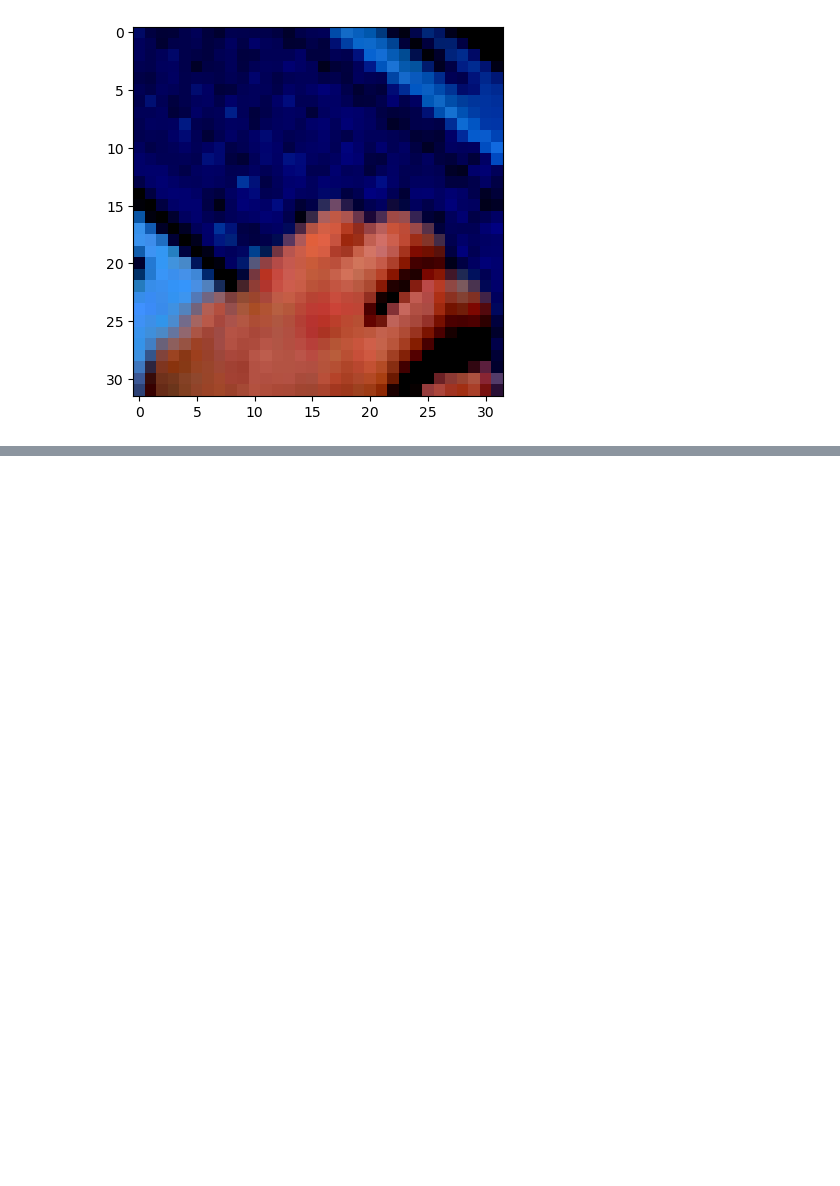
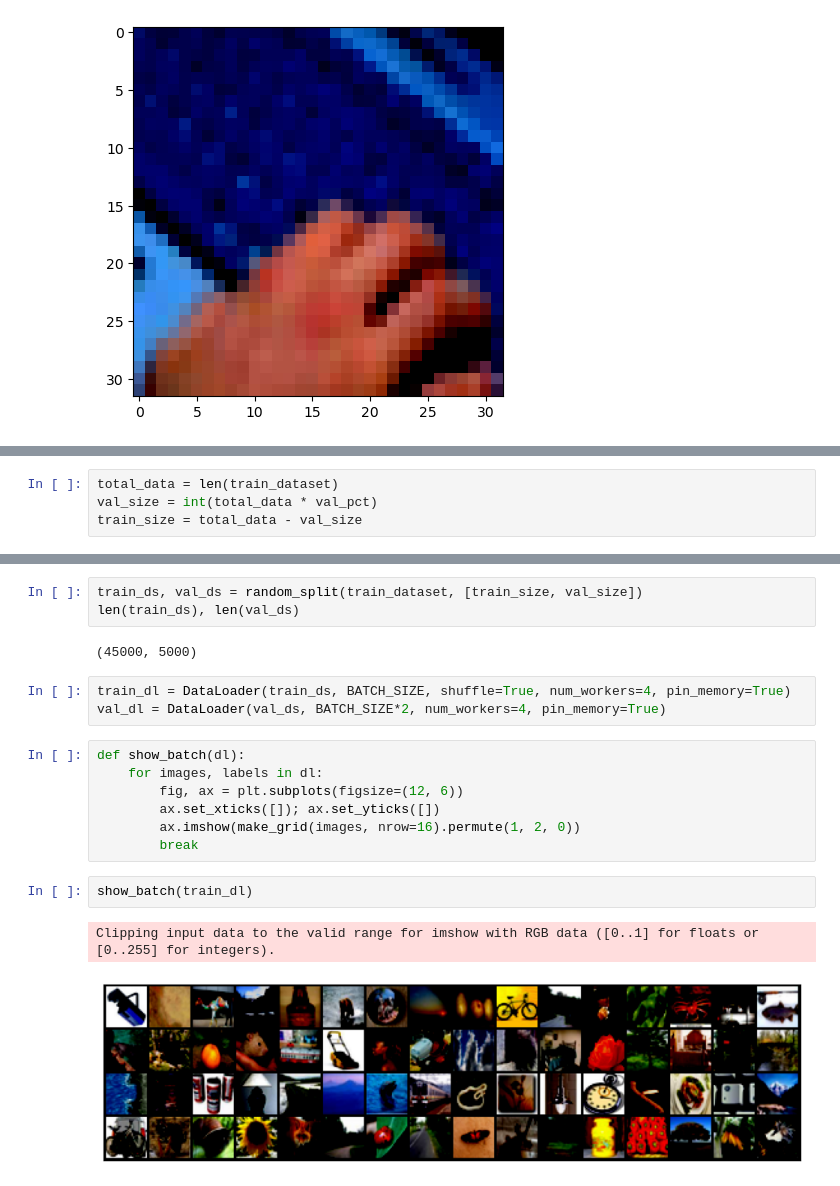
Before and after one commit to namansnghl/CIFAR-100, a Jupyter notebook: CNN.ipynb, the cells around one changed output, grey strips where cells are left out. Cells and saved outputs as stored; diff of their text form; blank space fills up the shorter version.

Commit message:
created data loaders

```diff
--- a/CNN.ipynb
+++ b/CNN.ipynb
@@ -93,0 +98,4 @@ Label:  keyboard
+# %%
+total_data = len(train_dataset)
+val_size = int(total_data * val_pct)
+train_size = total_data - val_size
@@ -93,0 +107,20 @@ Label:  keyboard
+# %%
+train_ds, val_ds = random_split(train_dataset, [train_size, val_size])
+len(train_ds), len(val_ds)
+# %% [output]
+(45000, 5000)
+# %%
+train_dl = DataLoader(train_ds, BATCH_SIZE, shuffle=True, num_workers=4, pin_memory=True)
+val_dl = DataLoader(val_ds, BATCH_SIZE*2, num_workers=4, pin_memory=True)
+# %%
+def show_batch(dl):
+    for images, labels in dl:
+        fig, ax = plt.subplots(figsize=(12, 6))
+        ax.set_xticks([]); ax.set_yticks([])
+        ax.imshow(make_grid(images, nrow=16).permute(1, 2, 0))
+        break
+# %%
+show_batch(train_dl)
+# %% [output]
+Clipping input data to the valid range for imshow with RGB data ([0..1] for floats or [0..255] for integers).
+[figure, added]
```
Also changed, not shown: parts of 7 cells of this notebook.
